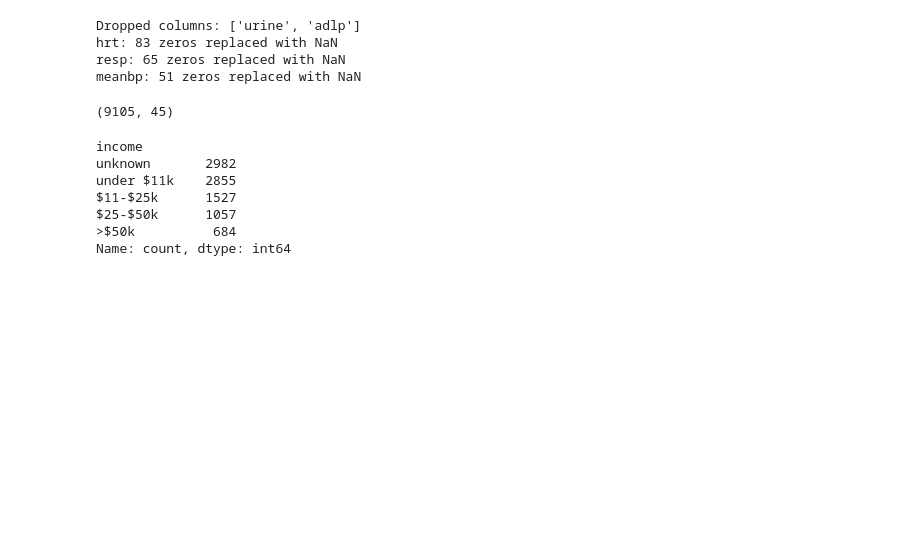
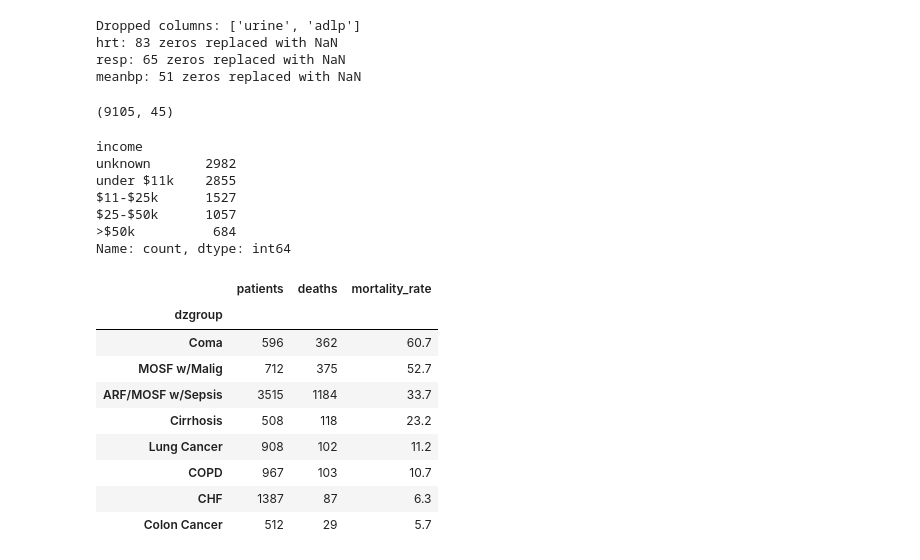
Before and after one commit to HamidMardani78/mortality-analysis, a Jupyter notebook: 01_exploration.ipynb, the cells around one changed output. Saved outputs shown, nothing was run; the diff lists cells and outputs as text; code cells hidden in the pictures; blank space fills up the shorter version.

```diff
--- a/01_exploration.ipynb
+++ b/01_exploration.ipynb
@@ -135,3 +135,18 @@ $11-$25k      1527
 $25-$50k      1057
 >$50k          684
 Name: count, dtype: int64
+# %%
+from src.analysis import mortality_by_group
+
+mortality_by_group(df_clean, "dzgroup")
+# %% [output]
+|  | patients | deaths | mortality_rate |
+| dzgroup |  |  |  |
+| Coma | 596 | 362 | 60.7 |
+| MOSF w/Malig | 712 | 375 | 52.7 |
+| ARF/MOSF w/Sepsis | 3515 | 1184 | 33.7 |
+| Cirrhosis | 508 | 118 | 23.2 |
+| Lung Cancer | 908 | 102 | 11.2 |
+| COPD | 967 | 103 | 10.7 |
+| CHF | 1387 | 87 | 6.3 |
+| Colon Cancer | 512 | 29 | 5.7 |
```
Also changed, not shown: parts of 6 cells of this notebook.
